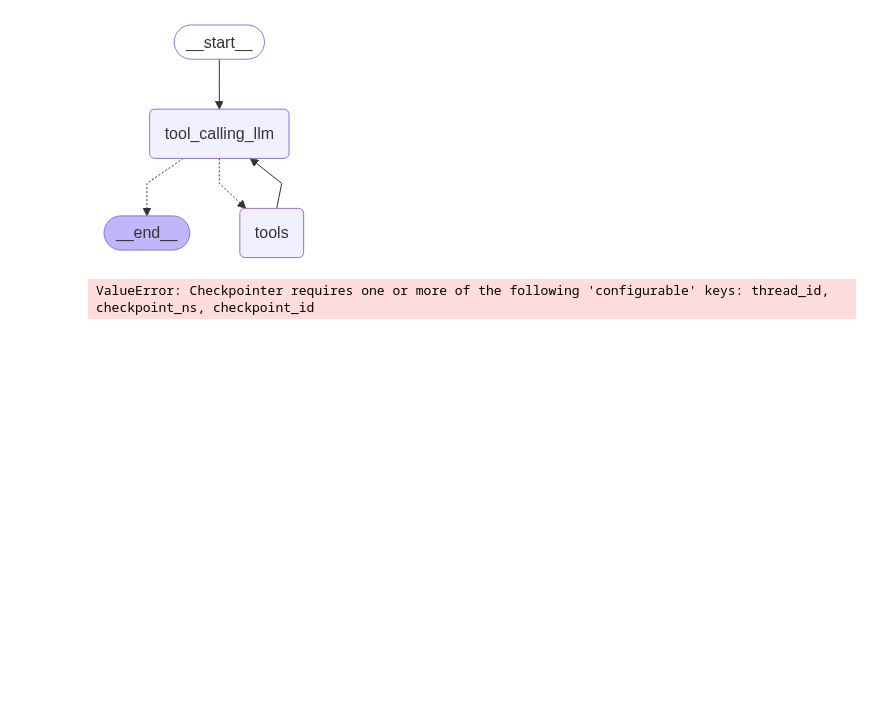
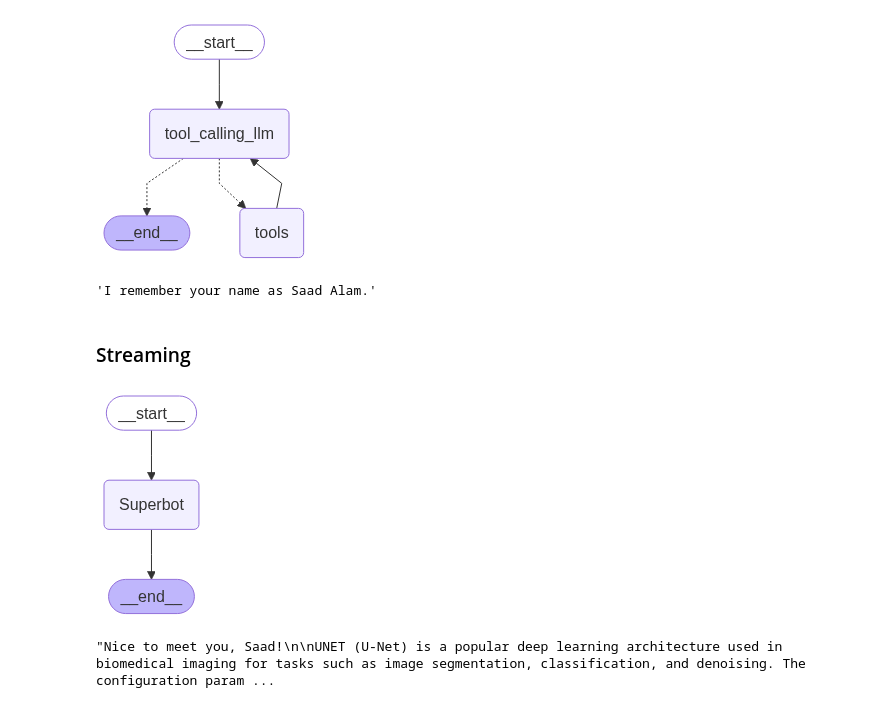
Before and after one commit to Saad096/AgenticAI-Course, a Jupyter notebook: 1-BasicChatbot/1-basicchatbot.ipynb, the cells around one changed output. Cells and saved outputs as stored; diff of their text form; code cells hidden in the pictures; blank space fills up the shorter version.

Commit message:
Add: streaming response with valuese and updates paramters'

```diff
--- a/1-BasicChatbot/1-basicchatbot.ipynb
+++ b/1-BasicChatbot/1-basicchatbot.ipynb
@@ -290,7 +290,37 @@ except Exception as e:
 [figure]
 # %%
 config = {"configurable":{"thread_id":"1"}}
-response = graph.invoke({"messages":"Hi, My name is Saad Alam"}, config=config)
+response = graph.invoke({"messages":"Have you remember my name?"}, config=config)
 response["messages"][-1].content
 # %% [output]
-ValueError: Checkpointer requires one or more of the following 'configurable' keys: thread_id, checkpoint_ns, checkpoint_id
+'I remember your name as Saad Alam.'
+# %% [markdown]
+### Streaming
+# %%
+def superbot(state: State):
+    return {"messages": [llm.invoke(state["messages"])]}
+# %%
+stream_builder = StateGraph(State)
+stream_builder.add_node("Superbot", superbot)
+
+stream_builder.add_edge(START, "Superbot")
+stream_builder.add_edge("Superbot", END)
+
+
+stream_graph = stream_builder.compile(checkpointer=memory)
+
+## Visualize the graph
+from IPython.display import Image, display
+try:
+    display(Image(stream_graph.get_graph().draw_mermaid_png()))
+except Exception as e:
+    print(f"Error displaying graph: {e}")
+# %% [output]
+[figure, added]
+# %%
+config = {"configurable":{"thread_id": "2"}}
+
+response = stream_graph.invoke({"messages": "This is Saad Alam, and i want to get the configuration paramters of UNET Architecture in biomedical imaging."}, config=config)
+response["messages"][-1].content
+# %% [output]
+"Nice to meet you, Saad!\n\nUNET (U-Net) is a popular deep learning architecture used in biomedical imaging for tasks such as image segmentation, classification, and denoising. The configuration param ...
```
Also changed, not shown: parts of 4 cells of this notebook.
